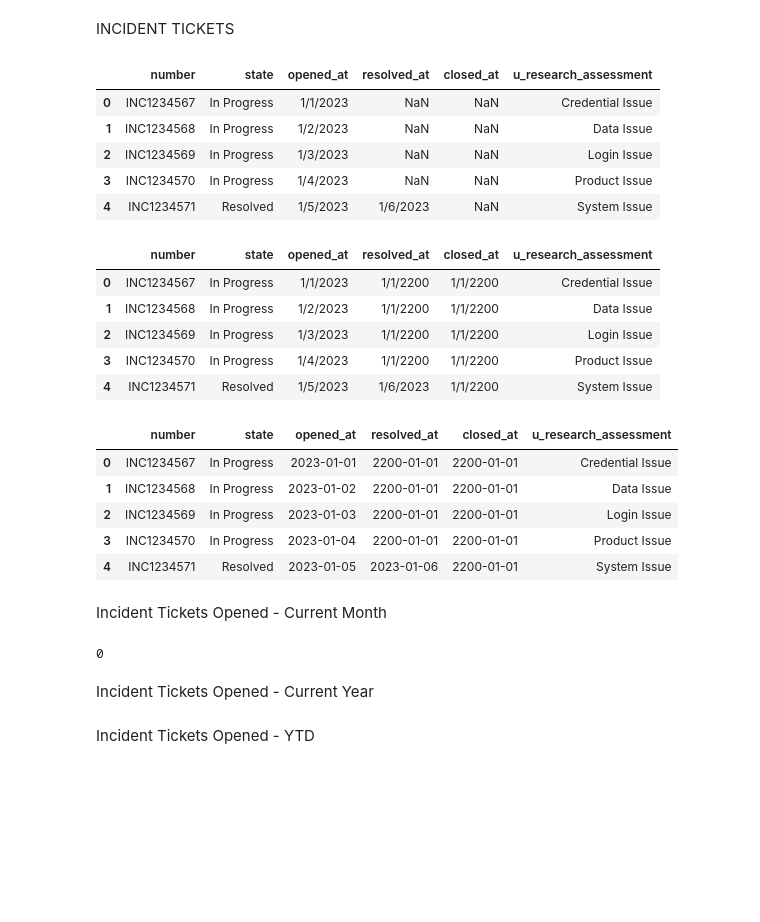
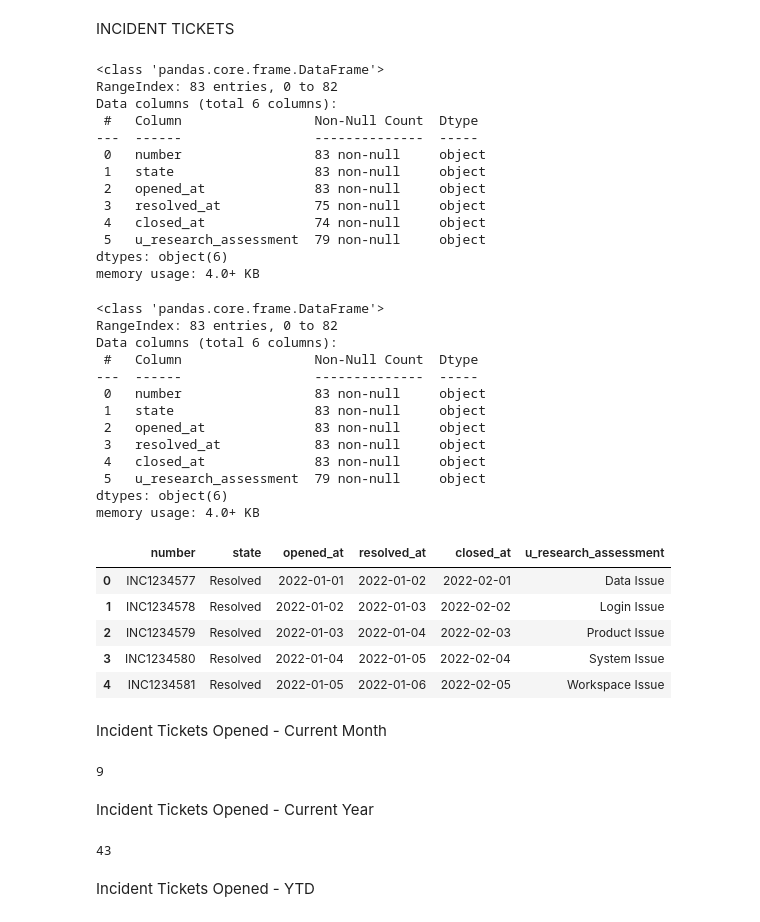
Before and after one commit to cH000k/python, a Jupyter notebook: app.ipynb, the cells around one changed output. Saved outputs shown, nothing was run; the diff lists cells and outputs as text; code cells hidden in the pictures; blank space fills up the shorter version.

```diff
--- a/app.ipynb
+++ b/app.ipynb
@@ -17,26 +17,41 @@ app = JupyterDash(__name__, external_stylesheets=[dbc.themes.MATERIA])
 INCIDENT TICKETS
 # %%
 # Create initial Dataframe
-df_incident = pd.read_csv('/Users/noel.c.joaquin/Desktop/INC_YTD_10282022 - Copy.csv')
+df_incident = pd.read_csv('/Users/noel.c.joaquin/Desktop/INC_YTD_nov2022.csv')
 df_incident.head()
+df_incident.info()
 # %% [output]
-|  | number | state | opened_at | resolved_at | closed_at | u_research_assessment |
-| 0 | INC1234567 | In Progress | 1/1/2023 | NaN | NaN | Credential Issue |
-| 1 | INC1234568 | In Progress | 1/2/2023 | NaN | NaN | Data Issue |
-| 2 | INC1234569 | In Progress | 1/3/2023 | NaN | NaN | Login Issue |
-| 3 | INC1234570 | In Progress | 1/4/2023 | NaN | NaN | Product Issue |
-| 4 | INC1234571 | Resolved | 1/5/2023 | 1/6/2023 | NaN | System Issue |
+<class 'pandas.core.frame.DataFrame'>
+RangeIndex: 83 entries, 0 to 82
+Data columns (total 6 columns):
+ #   Column                 Non-Null Count  Dtype
+---  ------                 --------------  -----
+ 0   number                 83 non-null     object
+ 1   state                  83 non-null     object
+ 2   opened_at              83 non-null     object
+ 3   resolved_at            75 non-null     object
+ 4   closed_at              74 non-null     object
+ 5   u_research_assessment  79 non-null     object
+dtypes: object(6)
+memory usage: 4.0+ KB
 # %%
 # Replace NaN values with '01-01-2200'
 df_incident['resolved_at'].fillna('1/1/2200', inplace=True)
 df_incident['closed_at'].fillna('1/1/2200', inplace=True)
-df_incident.head()
+df_incident.info()
 # %% [output]
-|  | number | state | opened_at | resolved_at | closed_at | u_research_assessment |
-| 0 | INC1234567 | In Progress | 1/1/2023 | 1/1/2200 | 1/1/2200 | Credential Issue |
-| 1 | INC1234568 | In Progress | 1/2/2023 | 1/1/2200 | 1/1/2200 | Data Issue |
-| 2 | INC1234569 | In Progress | 1/3/2023 | 1/1/2200 | 1/1/2200 | Login Issue |
-| 3 | INC1234570 | In Progress | 1/4/2023 | 1/1/2200 | 1/1/2200 | Product Issue |
-| 4 | INC1234571 | Resolved | 1/5/2023 | 1/6/2023 | 1/1/2200 | System Issue |
+<class 'pandas.core.frame.DataFrame'>
+RangeIndex: 83 entries, 0 to 82
+Data columns (total 6 columns):
+ #   Column                 Non-Null Count  Dtype
+---  ------                 --------------  -----
+ 0   number                 83 non-null     object
+ 1   state                  83 non-null     object
+ 2   opened_at              83 non-null     object
+ 3   resolved_at            83 non-null     object
+ 4   closed_at              83 non-null     object
+ 5   u_research_assessment  79 non-null     object
+dtypes: object(6)
+memory usage: 4.0+ KB
 # %%
 # Save new Dataframe
@@ -44,18 +59,18 @@ df_incident.to_csv('/Users/noel.c.joaquin/Desktop/Python/INC_YTD_10282022.csv',
 # %%
 # Recreate Dataframe and conver Date columns to Datetime format
 d_parser = lambda x: pd.datetime.strptime(x, '%m/%d/%Y')
 
-df_incident = pd.read_csv('/Users/noel.c.joaquin/Desktop/Python/INC_YTD_10282022.csv', parse_dates=['opened_at', 'closed_at', 'resolved_at'],
+df_incident = pd.read_csv('/Users/noel.c.joaquin/Desktop/Python/INC_YTD_nov2022.csv', parse_dates=['opened_at', 'closed_at', 'resolved_at'],
                             date_parser = d_parser , encoding = 'unicode_escape')
 
 df_incident.head()
 # %% [output]
 |  | number | state | opened_at | resolved_at | closed_at | u_research_assessment |
-| 0 | INC1234567 | In Progress | 2023-01-01 | 2200-01-01 | 2200-01-01 | Credential Issue |
-| 1 | INC1234568 | In Progress | 2023-01-02 | 2200-01-01 | 2200-01-01 | Data Issue |
-| 2 | INC1234569 | In Progress | 2023-01-03 | 2200-01-01 | 2200-01-01 | Login Issue |
-| 3 | INC1234570 | In Progress | 2023-01-04 | 2200-01-01 | 2200-01-01 | Product Issue |
-| 4 | INC1234571 | Resolved | 2023-01-05 | 2023-01-06 | 2200-01-01 | System Issue |
+| 0 | INC1234577 | Resolved | 2022-01-01 | 2022-01-02 | 2022-02-01 | Data Issue |
+| 1 | INC1234578 | Resolved | 2022-01-02 | 2022-01-03 | 2022-02-02 | Login Issue |
+| 2 | INC1234579 | Resolved | 2022-01-03 | 2022-01-04 | 2022-02-03 | Product Issue |
+| 3 | INC1234580 | Resolved | 2022-01-04 | 2022-01-05 | 2022-02-04 | System Issue |
+| 4 | INC1234581 | Resolved | 2022-01-05 | 2022-01-06 | 2022-02-05 | Workspace Issue |
 # %% [markdown]
 Incident Tickets Opened - Current Month
 # %%
@@ -66,13 +81,12 @@ month_date_today = date.today()
 split_month_date_today = str(month_date_today).split('-')
 month_first_day = str(month_date_today).replace(str(f"-{split_month_date_today[-1]}"), str(f"-01"))
 
-# date_filter_inc_currmonth = (df_incident['opened_at'] >= month_first_day)
-date_filter_inc_currmonth = (df_incident['opened_at'] >= month_first_day) & (df_incident['opened_at'] <= str(month_date_today))
+date_filter_inc_currmonth = (df_incident['opened_at'] >= month_first_day)
 currmonth_opened_ticket = len(date_filter_inc_currmonth.loc[date_filter_inc_currmonth])
 
 print(currmonth_opened_ticket)
 # %% [output]
-0
+9
 # %% [markdown]
 Incident Tickets Opened - Current Year
 # %%
@@ -83,6 +97,8 @@ year_first_day = month_first_day.replace(str(f"-{split_month_date_today[1]}"), s
 curryear_opened_ticket = df_incident.loc[df_incident['opened_at'] >= year_first_day].shape[0]
 
 print(curryear_opened_ticket)
+# %% [output]
+43
 # %% [markdown]
 Incident Tickets Opened - YTD
 # %%
```
Also changed, not shown: parts of 18 cells of this notebook, 2 other files.
